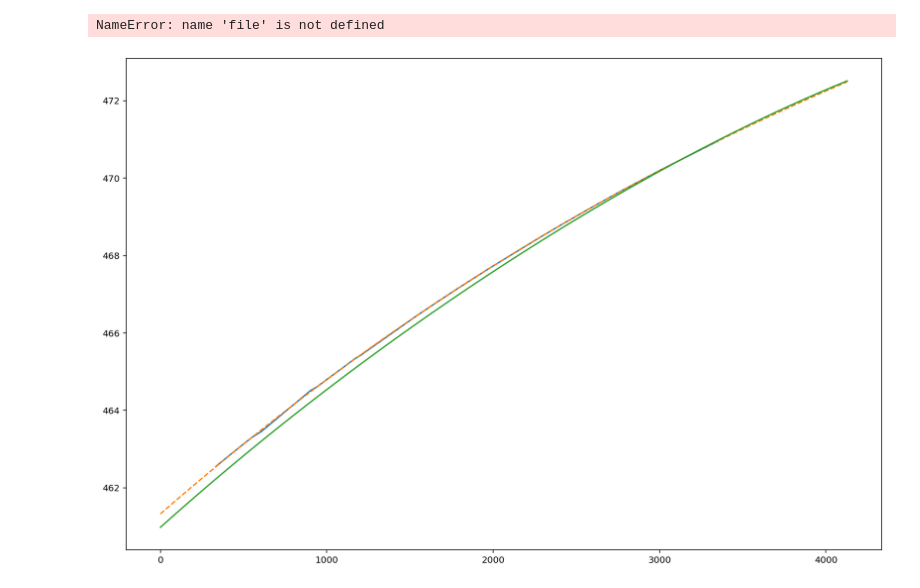
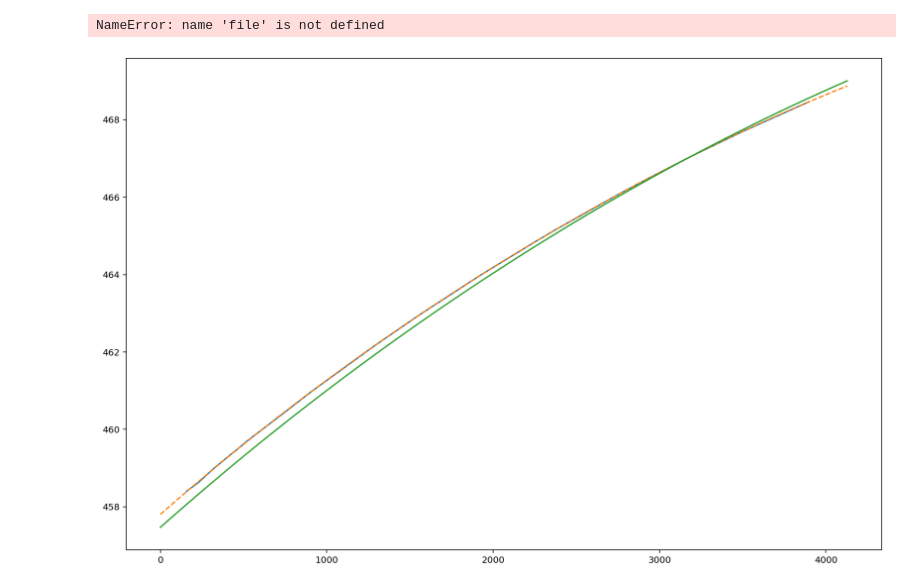
Before and after one commit to svenbuder/velocereduction, a Jupyter notebook: scripts/veloce_luminosa_wavelength_calibration.ipynb, the cells around one changed output. Cells and saved outputs as stored; diff of their text form; code cells hidden in the pictures.

Commit message:
ccd 2 order 132 same

```diff
--- a/scripts/veloce_luminosa_wavelength_calibration.ipynb
+++ b/scripts/veloce_luminosa_wavelength_calibration.ipynb
@@ -129,6 +129,10 @@ for science_object in ['HIP69673']:#science_objects:
                     science_object+'_CCD_2_ORDER_117', # MgI Triplet
                     science_object+'_CCD_2_ORDER_118', # MgI Triplet
                     science_object+'_CCD_2_ORDER_119', # MgI Triplet
+                    science_object+'_CCD_2_ORDER_120',
+                    science_object+'_CCD_2_ORDER_121',
+                    science_object+'_CCD_2_ORDER_122',
+                    science_object+'_CCD_2_ORDER_123',
                     science_object+'_CCD_2_ORDER_124',
                     science_object+'_CCD_2_ORDER_125',
                     science_object+'_CCD_2_ORDER_126', # Hbeta
@@ -313,7 +317,7 @@ for order in range(1,len(file)):
 # %% [output]
 NameError: name 'file' is not defined
 # %%
-for order_name in ['ccd_2_order_131']:
+for order_name in ['ccd_2_order_132']:
 
     plt.figure(figsize=(15,10))
     wavelength_coefficients = np.loadtxt('../veloce_luminosa_reduction/fixed_arc_positions/'+order_name+'_px_wl.txt',comments='#')
@@ -342,34 +346,34 @@ for order_name in ['ccd_2_order_131']:
     )
 
     try:
         adjusted_coeffs = [
             initial_wavelength_coeffs[order_name][0]-1.,
             initial_wavelength_coeffs[order_name][1]+0.0003,
             initial_wavelength_coeffs[order_name][2],
             initial_wavelength_coeffs[order_name][3],
             initial_wavelength_coeffs[order_name][4]
         ]
     except:
         adjusted_coeffs = [
             initial_wavelength_coeffs[order_name][0]-1.5,
             initial_wavelength_coeffs[order_name][1]+0.0003,
             initial_wavelength_coeffs[order_name][2],
             initial_wavelength_coeffs[order_name][3],
             0.0
         ]
 
     ydata = fourth_order(np.linspace(0,4128,100), *adjusted_coeffs)
 
 #     plt.ylim(np.min(ydata),np.max(ydata))
 
     plt.plot(
         np.linspace(0,4128,100),
         ydata
     )
     plt.show()
     plt.close()
 # %% [output]
-[figure, old version]
+[figure, new version]
 # %%
 def gaussian(x, b, A, mu, sigma):
     return b + A * np.exp(-(x - mu)**2 / (2 * sigma**2))
```
Also changed, not shown: 1 other file.
